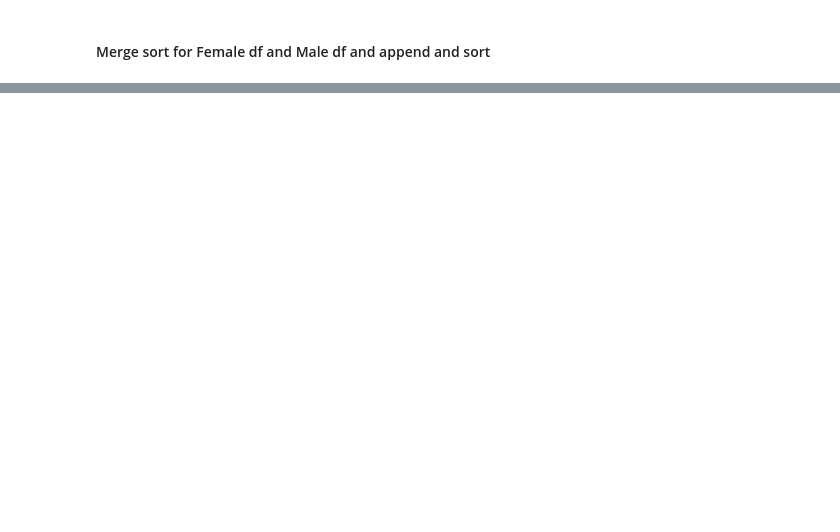
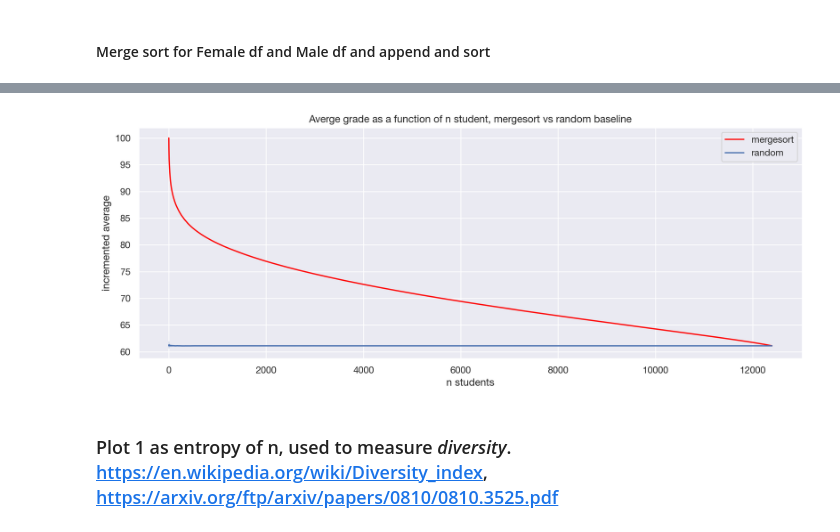
Before and after one commit to s183910/Bachelor_Gabi_Kat, a Jupyter notebook: Notebooks/Basic_dists/Baselines.ipynb, the cells around one changed output, grey strips where cells are left out. Cells and saved outputs as stored; diff of their text form; code cells hidden in the pictures; blank space fills up the shorter version.

```diff
--- a/Notebooks/Basic_dists/Baselines.ipynb
+++ b/Notebooks/Basic_dists/Baselines.ipynb
@@ -113,0 +265,14 @@ gender_mergesort(df)
+# %%
+# Finally we plot the random grades per n students together with the mergesort grades per n students
+
+sns.lineplot(x="n_students", y="incr_hi_mean", data=df_avg, color='red')
+sns.lineplot(data=df_random1, x="n_students", y="incr_hi_mean")
+plt.xlabel('n students')
+plt.ylabel('incremented average')
+plt.title("Averge grade as a function of n student, mergesort vs random baseline")
+plt.legend(["mergesort", "random"], loc ="upper right")
+plt.show()
+# %% [output]
+[figure, added]
+# %% [markdown]
+### Plot 1 as entropy of n, used to measure *diversity*. https://en.wikipedia.org/wiki/Diversity_index, https://arxiv.org/ftp/arxiv/papers/0810/0810.3525.pdf
```
Also changed, not shown: parts of 29 cells of this notebook.
